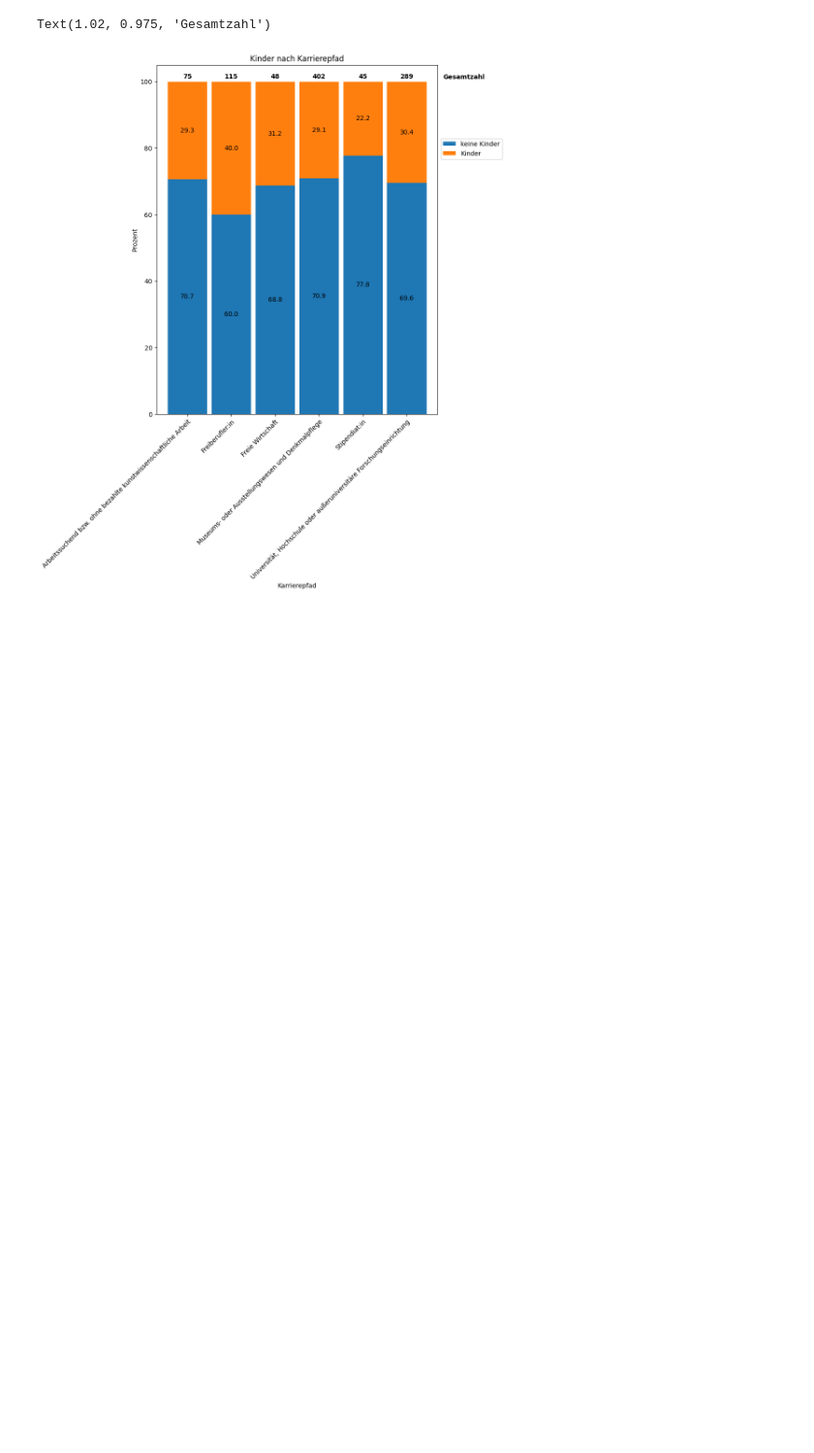
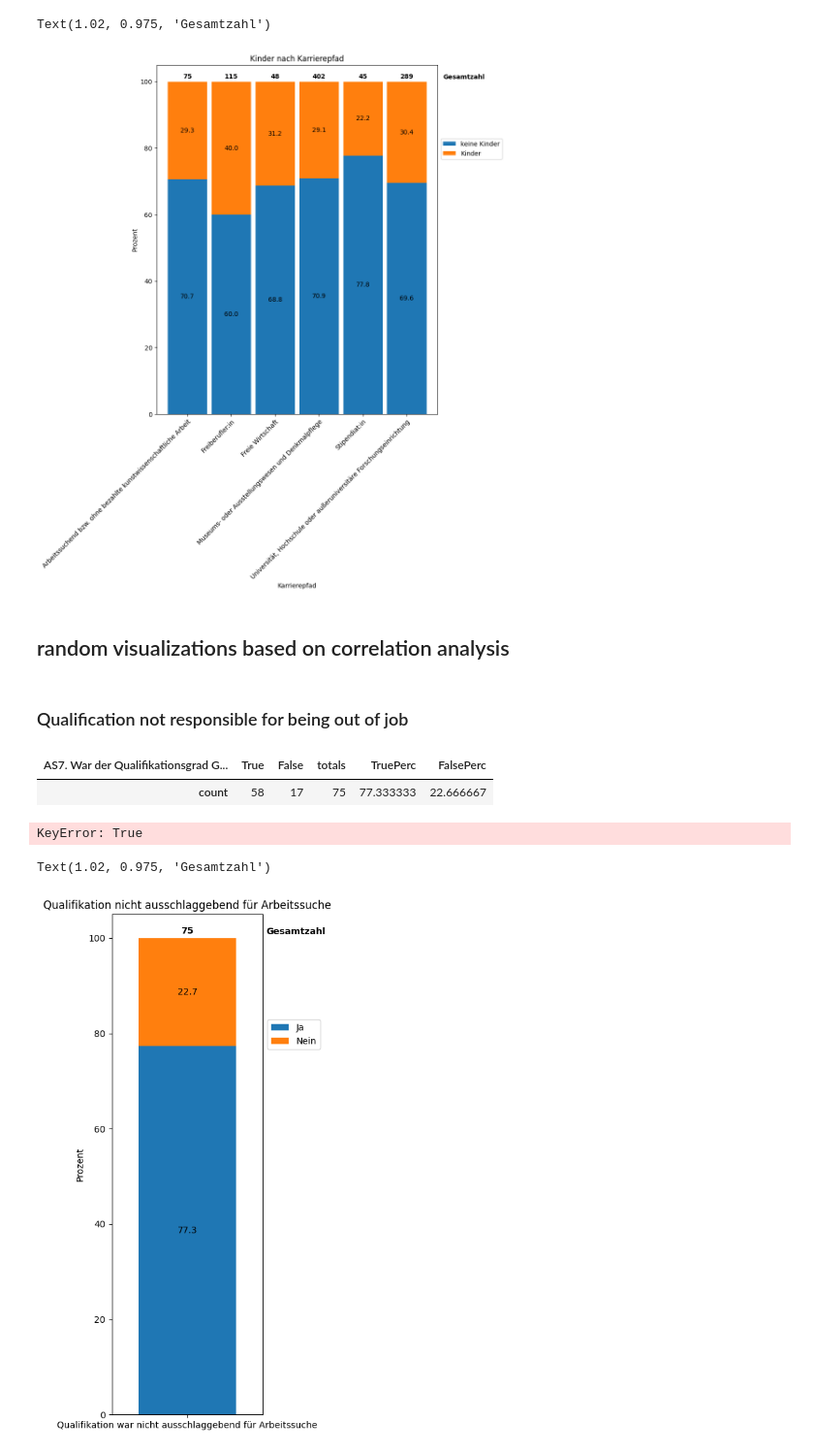
Before and after one commit to michaelgerloff/Survey_working_conditions_art_history, a Jupyter notebook: notebooks/02_Correlation_Analysis.ipynb, the cells around one changed output. Shown at 97% size. Cells and saved outputs as stored; diff of their text form; code cells hidden in the pictures; blank space fills up the shorter version.

Commit message:
Analysis and visualization of correlated questions with career path

```diff
--- a/notebooks/02_Correlation_Analysis.ipynb
+++ b/notebooks/02_Correlation_Analysis.ipynb
@@ -833,3 +833,7 @@ Text(1.02, 0.975, 'Gesamtzahl')
 # %%
 fig = ax.get_figure()
 fig.savefig('../reports/figures/AP_06_Pfad_vs_Kinder.png', bbox_inches='tight', dpi=300)
+# %% [markdown]
+## random visualizations based on correlation analysis
+# %% [markdown]
+### Qualification not responsible for being out of job
@@ -835,0 +848,46 @@ fig.savefig('../reports/figures/AP_06_Pfad_vs_Kinder.png', bbox_inches='tight',
+# %%
+AS_career = 'AP14. Wir möchten im Folgenden gerne fragen, wie genau die Arbeitsbedingungen und Beschäftigungsverhältnisse in den unterschiedlichen Berufsfeldern von Kunstwissenschaftler:innen gestaltet sind.\xa0  Wählen Sie bitte aus der folgenden Liste Ihr Haupttätigkeitsfeld bzw. Ihren derzeitigen Status – damit gelangen Sie zu den für Sie relevanten Fragen:\xa0_Arbeitssuchend bzw. ohne bezahlte kunstwissenschaftliche Arbeit'
+subquestion = 'AS7. War der Qualifikationsgrad Grund dafür, dass Sie arbeitssuchend sind bzw. nicht weiterbeschäftigt werden konnten?_Nein, meine Qualifikation war nicht ausschlaggebend.'
+AS_qual_df = pd.DataFrame(df_whole[df_whole[AS_career]==True][subquestion].value_counts()).T
+AS_qual_df['totals'] = AS_qual_df.sum(axis=1)
+AS_qual_df['TruePerc'] = (AS_qual_df[True] / AS_qual_df['totals'])*100
+AS_qual_df['FalsePerc'] = (AS_qual_df[False] / AS_qual_df['totals'])*100
+AS_qual_df
+# %% [output]
+| AS7. War der Qualifikationsgrad G... | True | False | totals | TruePerc | FalsePerc |
+| count | 58 | 17 | 75 | 77.333333 | 22.666667 |
+# %%
+subset_vs_bool_question(AS_career, subquestion)
+# %% [output]
+KeyError: True
+# %%
+ax = AS_qual_df[['TruePerc', 'FalsePerc']].plot(kind='bar',
+                        stacked=True,
+                        figsize=(3, 10),
+                        #rot=45,
+                        ylabel='Prozent',
+                        #xlabel='Karrierepfad',
+                        width=0.9,
+                        title='Qualifikation nicht ausschlaggebend für Arbeitssuche'
+                        )
+
+# add percentage labels into the bars
+for c in ax.containers:
+    # Optional: if the segment is small or 0, customize the labels
+    labels = [v.get_height() if v.get_height() > 0 else '' for v in c]
+    # remove the labels parameter if it's not needed for customized labels
+    ax.bar_label(c, fmt=lambda x: f'{x:.1f}' if x > 0 else '', label_type='center')
+
+ax.set_xticklabels(['Qualifikation war nicht ausschlaggebend für Arbeitssuche'], rotation=0, ha='center', rotation_mode='anchor')
+ax.legend(loc='center left', bbox_to_anchor=(1, 0.76), labels=['Ja', 'Nein'])
+
+#add total values of entries above bar
+y_offset = 4
+for i, total in enumerate(AS_qual_df['totals']):
+    ax.text(AS_qual_df['totals'].reset_index().index[i], y= 101, s = total, ha='center',
+    weight='bold')
+
+ax.text(1.02, 0.975, 'Gesamtzahl', transform=ax.transAxes, fontsize=10, verticalalignment='top', weight='bold')
+# %% [output]
+Text(1.02, 0.975, 'Gesamtzahl')
+[figure, added]
```
Also changed, not shown: parts of 7 cells of this notebook, 8 other files.
